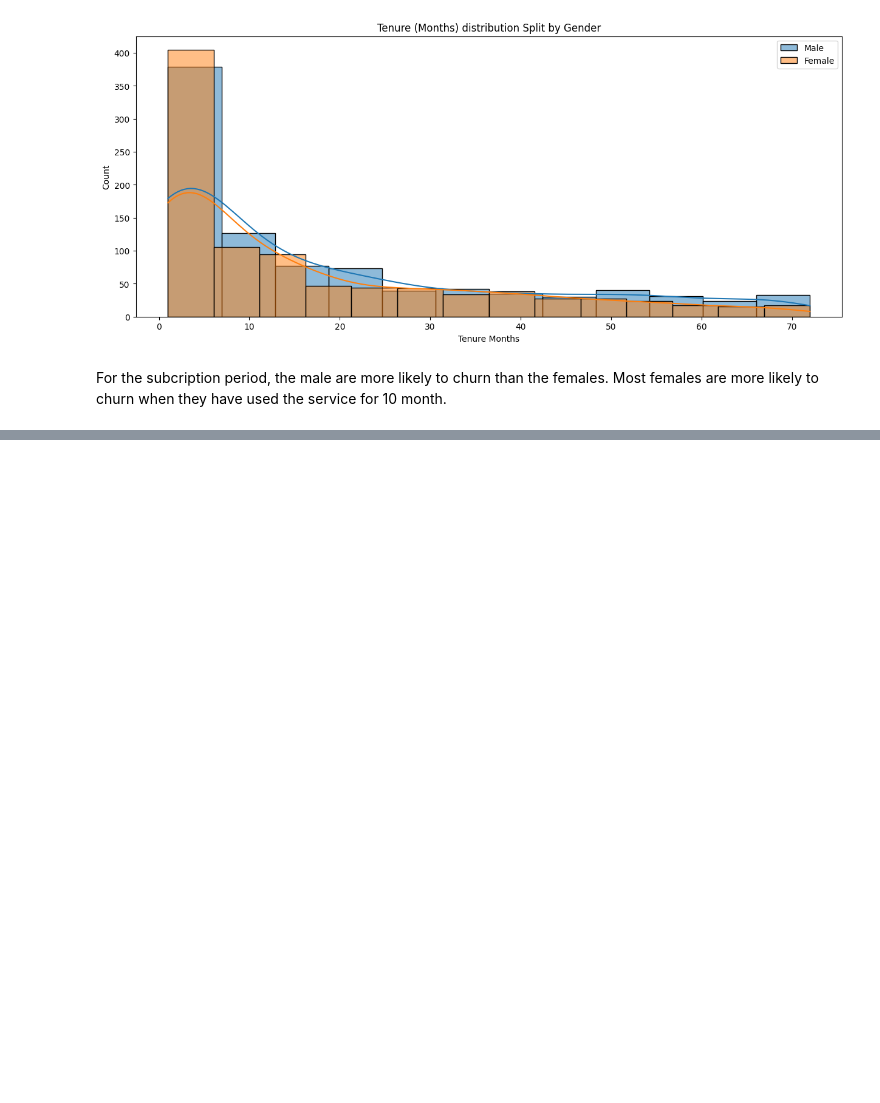
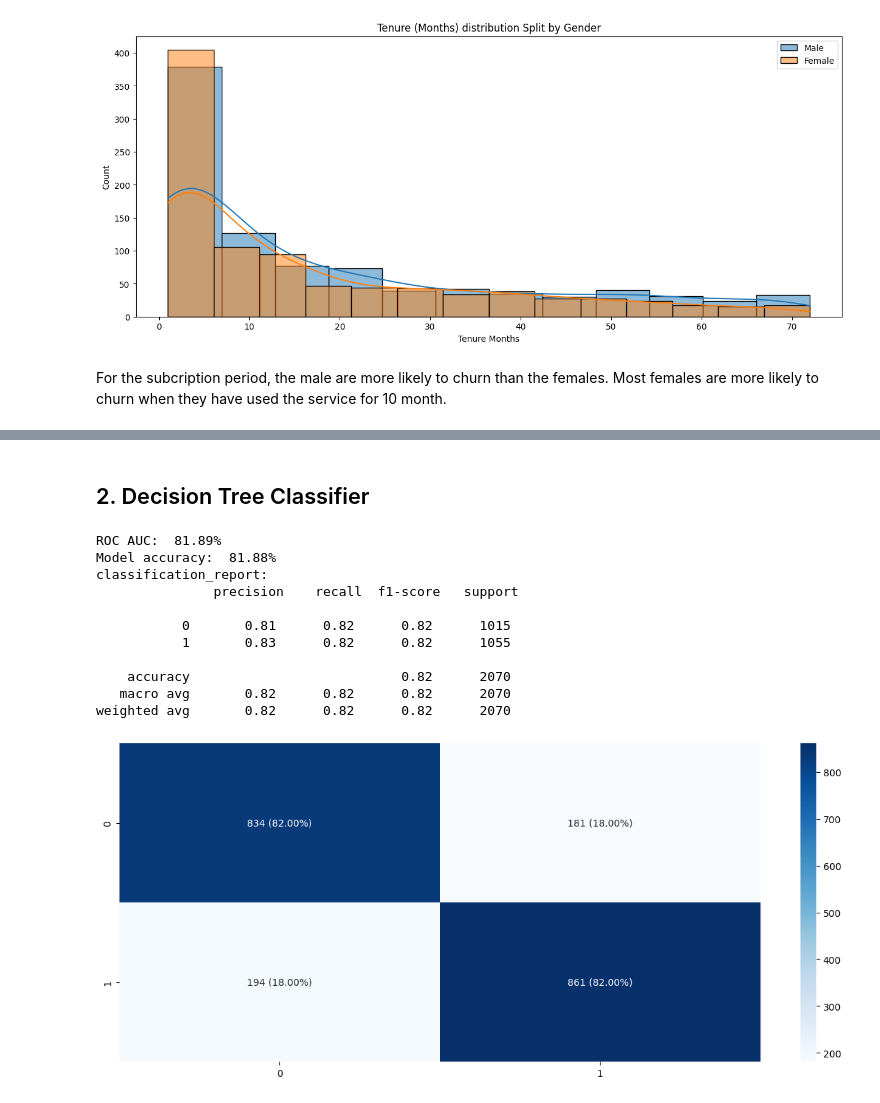
Before and after one commit to FaisalAhmedBijoy/Predicting-Telco-Customer-Churn, a Jupyter notebook: test_telco_churn_prediction_ml.ipynb, the cells around one changed output, grey strips where cells are left out. Saved outputs shown, nothing was run; the diff lists cells and outputs as text; code cells hidden in the pictures; blank space fills up the shorter version.

```diff
--- a/test_telco_churn_prediction_ml.ipynb
+++ b/test_telco_churn_prediction_ml.ipynb
@@ -619,0 +828,19 @@ For the subcription period, the male are more likely to churn than the females.
+# %% [markdown]
+## 2. Decision Tree Classifier
+# %%
+
+decision_tree = DecisionTreeClassifier(random_state=42)
+model_training_and_evaluation(decision_tree, x_train, y_train, x_test, y_test)
+# %% [output]
+ROC AUC:  81.89%
+Model accuracy:  81.88%
+classification_report:
+               precision    recall  f1-score   support
+
+           0       0.81      0.82      0.82      1015
+           1       0.83      0.82      0.82      1055
+
+    accuracy                           0.82      2070
+   macro avg       0.82      0.82      0.82      2070
+weighted avg       0.82      0.82      0.82      2070
+[figure, added]
```
Also changed, not shown: parts of 54 cells of this notebook, 4 other files.
